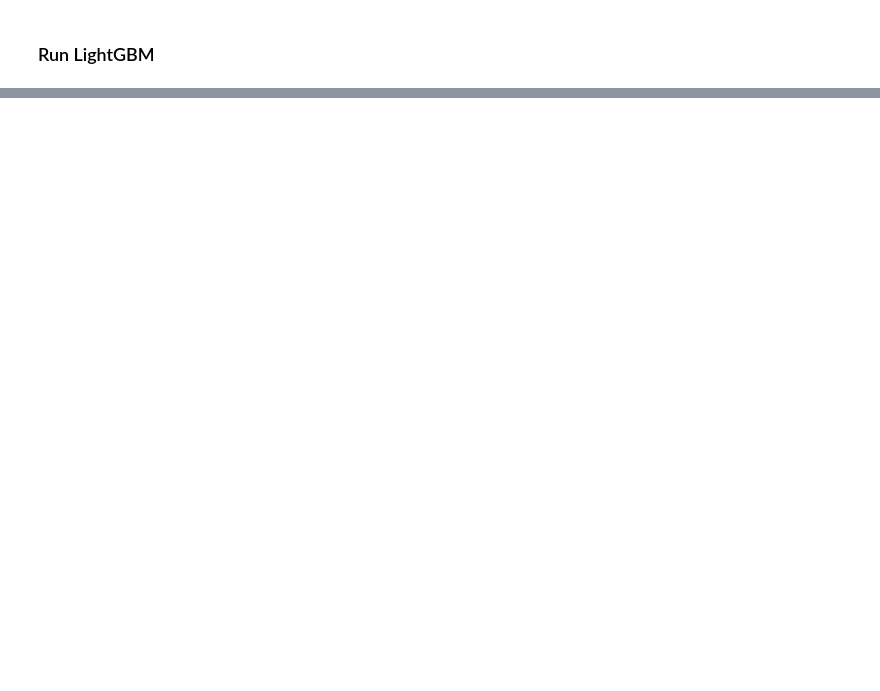
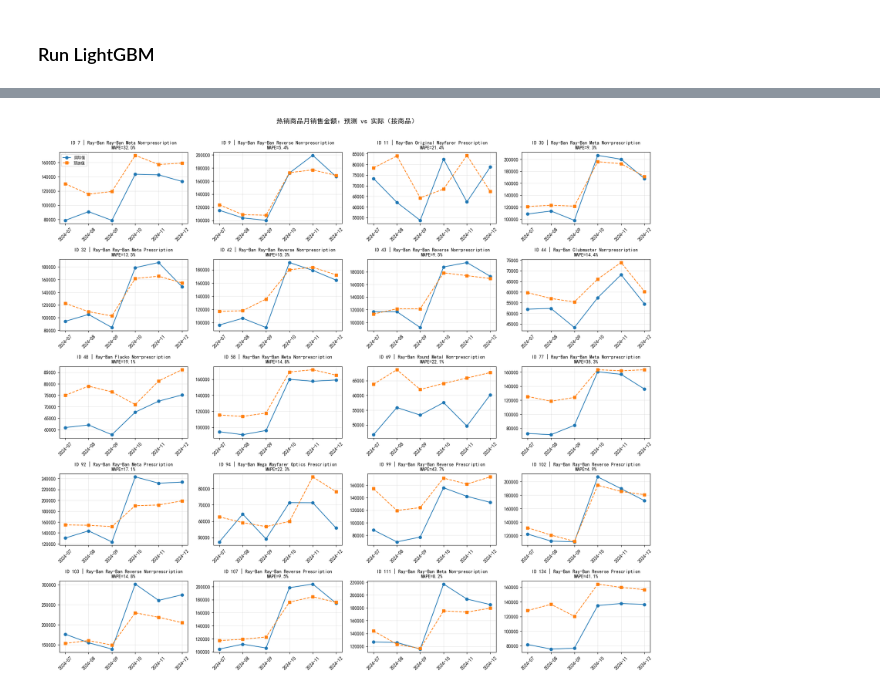
Before and after one commit to kuaiquchifan/eyewear-sales-analytics, a Jupyter notebook: 5-sale-predict/5-4-popular-product-sale-amount-monthly-predict-v2-blend.ipynb, the cells around one changed output, grey strips where cells are left out. Saved outputs shown, nothing was run; the diff lists cells and outputs as text; code cells hidden in the pictures; blank space fills up the shorter version.

Commit message:
update popular product sale amount monthly predict v2 blend with data output  script

```diff
--- a/5-sale-predict/5-4-popular-product-sale-amount-monthly-predict-v2-blend.ipynb
+++ b/5-sale-predict/5-4-popular-product-sale-amount-monthly-predict-v2-blend.ipynb
@@ -484,0 +723,15 @@ df_final
+# %%
+df_filled = df_sale_predict_dataset.copy()
+
+# 增长率：未知 → 0（可选）
+growth_cols = ['mom_growth', 'yoy_growth', 'mom_acceleration']
+df_filled[growth_cols] = df_filled[growth_cols].fillna(0)
+
+# 无百分比折扣 → 0
+df_filled['avg_percentage_discount'] = df_filled['avg_percentage_discount'].fillna(0)
+
+# lag / rolling：保留 NaN，交给 LightGBM/CatBoost
+# 不要 numeric_cols.fillna(0)
+
+df_final = df_filled.sort_values(['order_month', 'product_id']).reset_index(drop=True)
+df_final
@@ -566,14 +941,15 @@ test
 ### Separation of features and objectives
 # %%
 target_revenue = 'monthly_revenue'
+# target_qty = 'customer_paid_quantity'   # 或 customer_paid_quantity
 
 # feature_cols 已在上面定义了
 
 # 分离特征和目标
 X_train = train[feature_cols].copy()
-y_train_revenue = train[target_revenue].copy()
+y_train_rev = train[target_revenue].copy()
 
 X_test = test[feature_cols].copy()
-y_test_revenue = test[target_revenue].copy()
+y_test_rev = test[target_revenue].copy()
 # %%
 X_train
@@ -1758,0 +1841,70 @@ for cluster in clusters:
+# %%
+import numpy as np
+import pandas as pd
+import matplotlib.pyplot as plt
+
+plt.rcParams['font.sans-serif'] = ['SimHei']
+plt.rcParams['axes.unicode_minus'] = False
+
+# 1) 拼成一张评估表（顺序必须与 test 一致）
+df_plot = test[['order_month', 'product_id', 'category']].copy()
+df_plot['y_true'] = np.asarray(y_test_rev)
+df_plot['y_pred'] = np.asarray(pred_final)   # 或 lgm_pred_qty_final / cat_pred_qty
+
+# 可选：商品名
+if 'df_popular' in globals() and 'product_name' in df_popular.columns:
+    name_map = df_popular.set_index('product_id')['product_name'].to_dict()
+else:
+    name_map = {}
+
+product_ids = sorted(df_plot['product_id'].unique())
+n = len(product_ids)
+
+# 2) 子图布局：例如 4 列
+ncols = 4
+nrows = int(np.ceil(n / ncols))
+
+fig, axes = plt.subplots(nrows, ncols, figsize=(4.5 * ncols, 3.2 * nrows), sharex=False)
+axes = np.array(axes).reshape(-1)
+
+for i, pid in enumerate(product_ids):
+    ax = axes[i]
+    g = (
+        df_plot[df_plot['product_id'] == pid]
+        .sort_values('order_month')
+    )
+    ax.plot(g['order_month'], g['y_true'], marker='o', label='实际值')
+    ax.plot(g['order_month'], g['y_pred'], marker='s', linestyle='--', label='预测值')
+
+    title = name_map.get(pid, str(pid))
+    # 单品 MAPE（避免除0）
+    mape_i = np.mean(np.abs(g['y_true'] - g['y_pred']) / np.maximum(g['y_true'], 1e-6))
+    ax.set_title(f'ID {pid} | {title}\nMAPE={mape_i:.1%}', fontsize=10)
+    ax.tick_params(axis='x', rotation=45)
+    ax.grid(True, alpha=0.3)
+    if i == 0:
+        ax.legend(fontsize=8)
+
+# 去掉多余空轴
+for j in range(i + 1, len(axes)):
+    axes[j].set_visible(False)
+
+fig.suptitle('热销商品月销售金额：预测 vs 实际（按商品）', fontsize=14, fontweight='bold', y=1.01)
+fig.tight_layout()
+plt.show()
+
+# import os
+# # output_dir = "output/5-4_cat_pred_rev-figures"
+# # output_dir = "output/5-4_lgm_pred_rev_final-figures"
+# output_dir = "output/5-4_prophet_pred_rev-figures"
+
+# os.makedirs(output_dir, exist_ok=True)
+# fig.tight_layout()
+# fig.savefig(
+#     os.path.join(output_dir, "popular_product_pred_vs_actual.png"),
+#     dpi=200,
+#     bbox_inches="tight"
+# )
+# plt.show()
+# %% [output]
+[figure, added]
```
Also changed, not shown: parts of 68 cells of this notebook.
